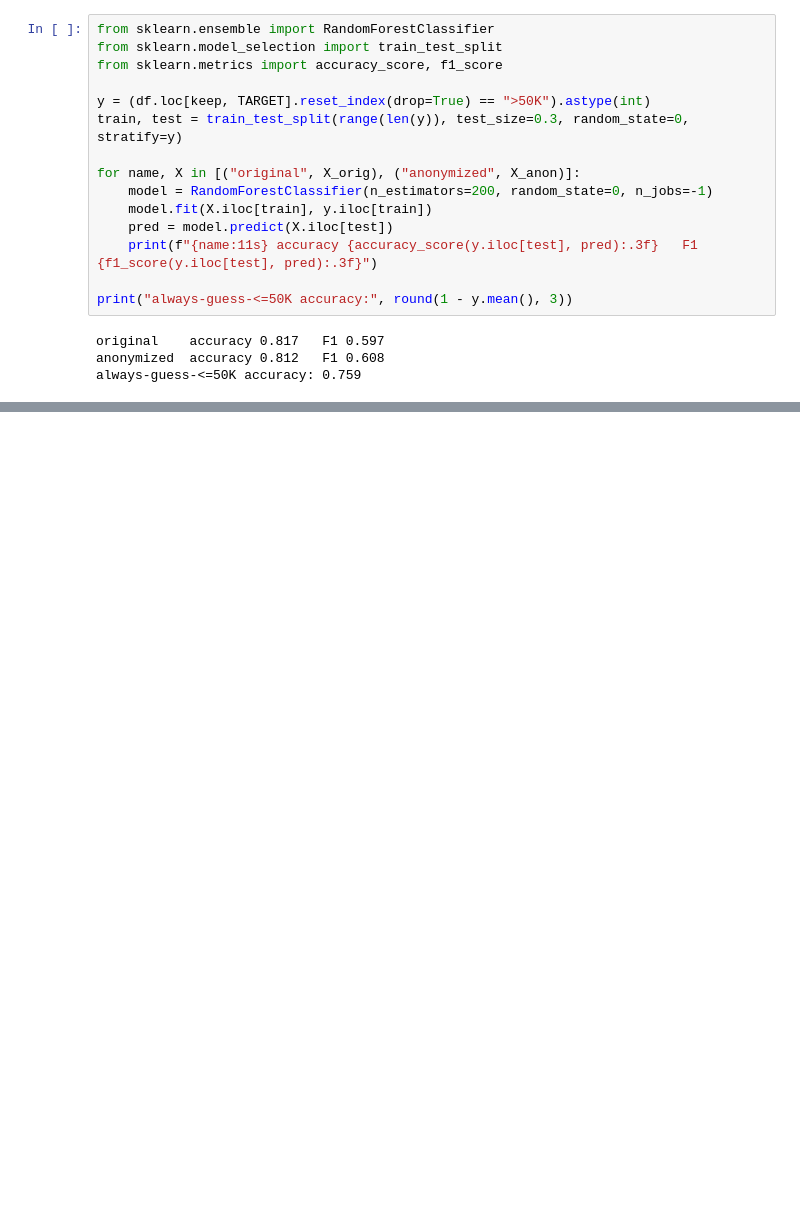
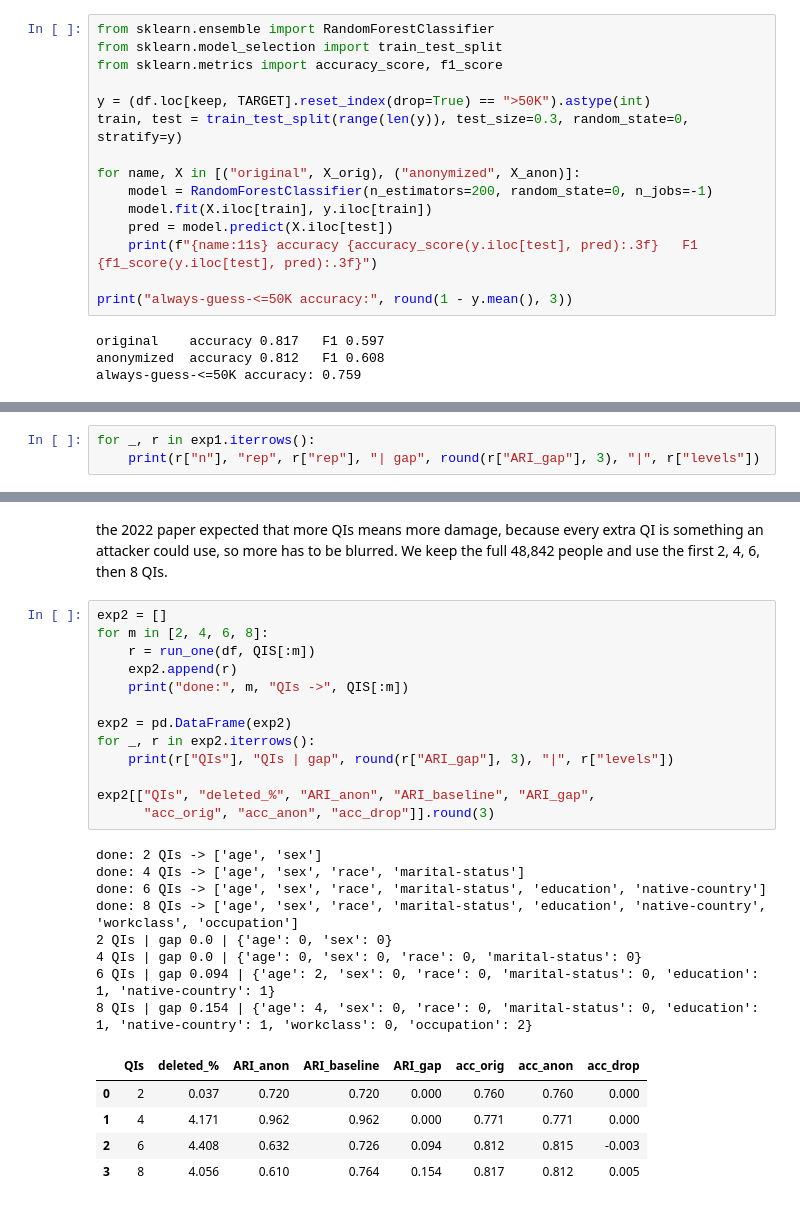
Before and after one commit to Shadid-dev/INSE6180-cluster-anonymization, a Jupyter notebook: INSE6180_cluster_anonymization.ipynb, the cells around one changed output, grey strips where cells are left out. Drawn from its saved outputs; the diff is of its cells as text; blank space fills up the shorter version.

```diff
--- a/INSE6180_cluster_anonymization.ipynb
+++ b/INSE6180_cluster_anonymization.ipynb
@@ -243,0 +332,3 @@ always-guess-<=50K accuracy: 0.759
+# %%
+for _, r in exp1.iterrows():
+    print(r["n"], "rep", r["rep"], "| gap", round(r["ARI_gap"], 3), "|", r["levels"])
@@ -243,0 +346,29 @@ always-guess-<=50K accuracy: 0.759
+# %% [markdown]
+the 2022 paper expected that more QIs means more damage, because every extra QI is something an attacker could use, so more has to be blurred. We keep the full 48,842 people and use the first 2, 4, 6, then 8 QIs.
+# %%
+exp2 = []
+for m in [2, 4, 6, 8]:
+    r = run_one(df, QIS[:m])
+    exp2.append(r)
+    print("done:", m, "QIs ->", QIS[:m])
+
+exp2 = pd.DataFrame(exp2)
+for _, r in exp2.iterrows():
+    print(r["QIs"], "QIs | gap", round(r["ARI_gap"], 3), "|", r["levels"])
+
+exp2[["QIs", "deleted_%", "ARI_anon", "ARI_baseline", "ARI_gap",
+      "acc_orig", "acc_anon", "acc_drop"]].round(3)
+# %% [output]
+done: 2 QIs -> ['age', 'sex']
+done: 4 QIs -> ['age', 'sex', 'race', 'marital-status']
+done: 6 QIs -> ['age', 'sex', 'race', 'marital-status', 'education', 'native-country']
+done: 8 QIs -> ['age', 'sex', 'race', 'marital-status', 'education', 'native-country', 'workclass', 'occupation']
+2 QIs | gap 0.0 | {'age': 0, 'sex': 0}
+4 QIs | gap 0.0 | {'age': 0, 'sex': 0, 'race': 0, 'marital-status': 0}
+6 QIs | gap 0.094 | {'age': 2, 'sex': 0, 'race': 0, 'marital-status': 0, 'education': 1, 'native-country': 1}
+8 QIs | gap 0.154 | {'age': 4, 'sex': 0, 'race': 0, 'marital-status': 0, 'education': 1, 'native-country': 1, 'workclass': 0, 'occupation': 2}
+|  | QIs | deleted_% | ARI_anon | ARI_baseline | ARI_gap | acc_orig | acc_anon | acc_drop |
+| 0 | 2 | 0.037 | 0.720 | 0.720 | 0.000 | 0.760 | 0.760 | 0.000 |
+| 1 | 4 | 4.171 | 0.962 | 0.962 | 0.000 | 0.771 | 0.771 | 0.000 |
+| 2 | 6 | 4.408 | 0.632 | 0.726 | 0.094 | 0.812 | 0.815 | -0.003 |
+| 3 | 8 | 4.056 | 0.610 | 0.764 | 0.154 | 0.817 | 0.812 | 0.005 |
```
Also changed, not shown: parts of 7 cells of this notebook.
